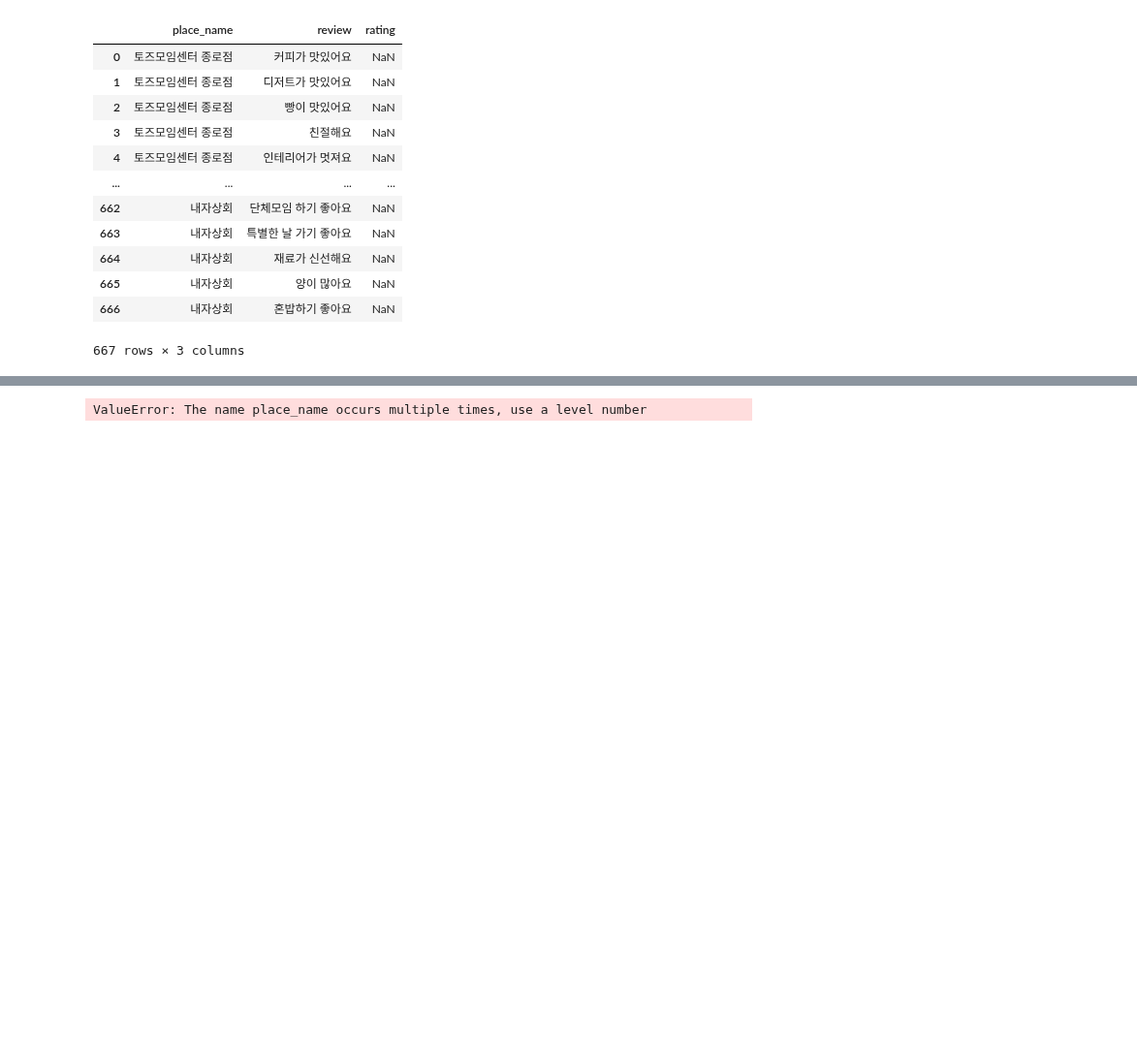
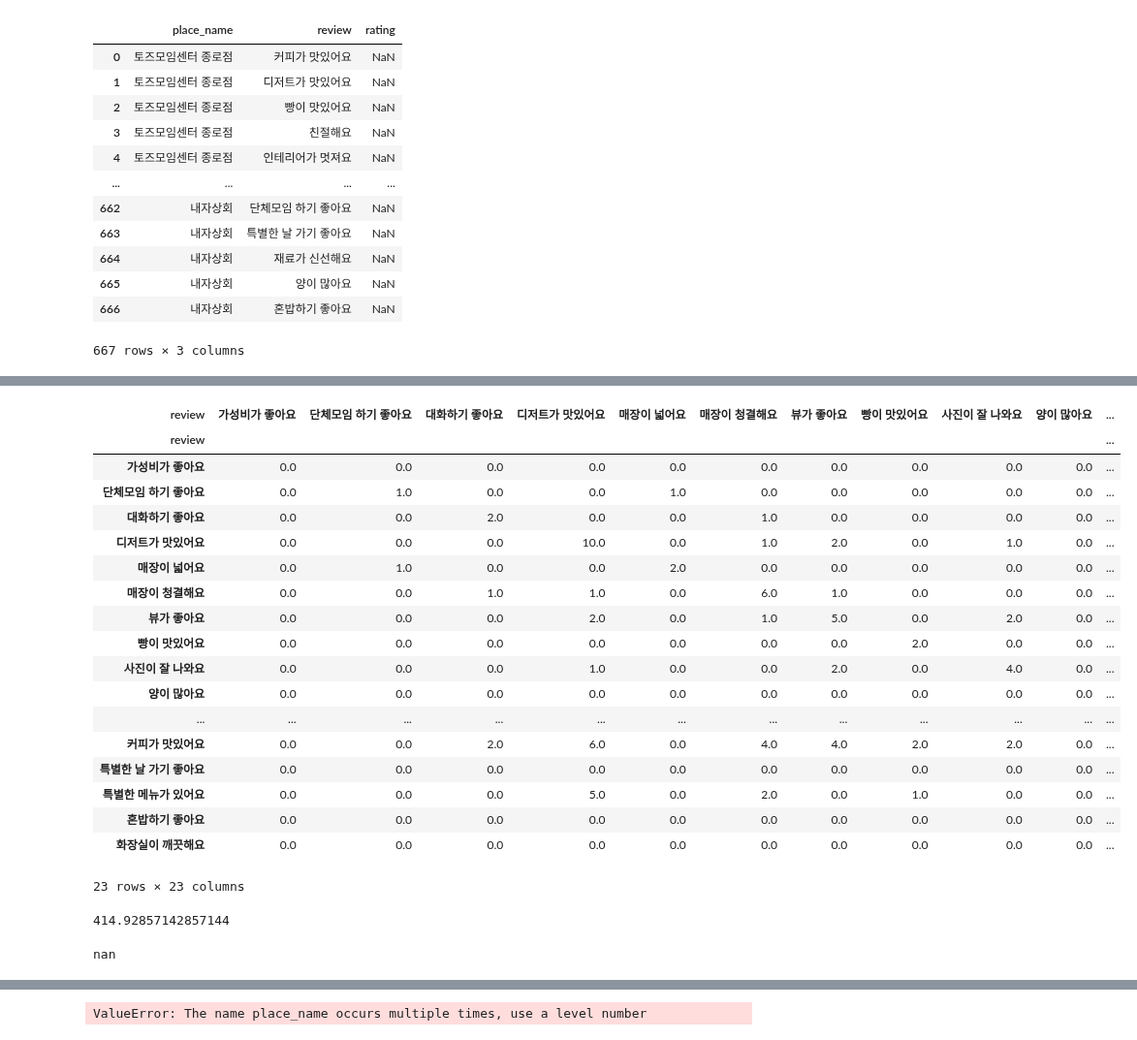
Before and after one commit to DongChanLee/recommendation, a Jupyter notebook: test_dataframe.ipynb, the cells around one changed output, grey strips where cells are left out. Shown at 97% size. Saved outputs shown, nothing was run; the diff lists cells and outputs as text; code cells hidden in the pictures; blank space fills up the shorter version.

```diff
--- a/test_dataframe.ipynb
+++ b/test_dataframe.ipynb
@@ -644,0 +633,32 @@ rating_bias
+# %%
+# rating_matrix > 0 을 통해 나온 True 값들을 numpy array로 만들고, 이렇게 나온 True, False 구분값들을 1과 0의 binary 값으로 변환
+rating_binary_1 = np.array(rating_matrix > 0).astype(float)
+rating_binary_2 = rating_binary_1.T
+
+counts = np.dot(rating_binary_1, rating_binary_2)
+counts = pd.DataFrame(counts,
+                      index=rating_matrix.index,
+                      columns=rating_matrix.index).fillna(0)
+# %%
+# 각 review 평가가 되어있는 플레이스의 갯수를 나타내기 (대각선 = 각 review 평가가 되어있는 플레이스의 갯수, 다른 값들은 review간 공통으로 평가되어있는 플레이스의 갯수)
+counts
+# %% [output]
+| review | 가성비가 좋아요 | 단체모임 하기 좋아요 | 대화하기 좋아요 | 디저트가 맛있어요 | 매장이 넓어요 | 매장이 청결해요 | 뷰가 좋아요 | 빵이 맛있어요 | 사진이 잘 나와요 | 양이 많아요 | ... |
+| review |  |  |  |  |  |  |  |  |  |  | ... |
+| 가성비가 좋아요 | 0.0 | 0.0 | 0.0 | 0.0 | 0.0 | 0.0 | 0.0 | 0.0 | 0.0 | 0.0 | ... |
+| 단체모임 하기 좋아요 | 0.0 | 1.0 | 0.0 | 0.0 | 1.0 | 0.0 | 0.0 | 0.0 | 0.0 | 0.0 | ... |
+| 대화하기 좋아요 | 0.0 | 0.0 | 2.0 | 0.0 | 0.0 | 1.0 | 0.0 | 0.0 | 0.0 | 0.0 | ... |
+| 디저트가 맛있어요 | 0.0 | 0.0 | 0.0 | 10.0 | 0.0 | 1.0 | 2.0 | 0.0 | 1.0 | 0.0 | ... |
+| 매장이 넓어요 | 0.0 | 1.0 | 0.0 | 0.0 | 2.0 | 0.0 | 0.0 | 0.0 | 0.0 | 0.0 | ... |
+| 매장이 청결해요 | 0.0 | 0.0 | 1.0 | 1.0 | 0.0 | 6.0 | 1.0 | 0.0 | 0.0 | 0.0 | ... |
+| 뷰가 좋아요 | 0.0 | 0.0 | 0.0 | 2.0 | 0.0 | 1.0 | 5.0 | 0.0 | 2.0 | 0.0 | ... |
+| 빵이 맛있어요 | 0.0 | 0.0 | 0.0 | 0.0 | 0.0 | 0.0 | 0.0 | 2.0 | 0.0 | 0.0 | ... |
+| 사진이 잘 나와요 | 0.0 | 0.0 | 0.0 | 1.0 | 0.0 | 0.0 | 2.0 | 0.0 | 4.0 | 0.0 | ... |
+| 양이 많아요 | 0.0 | 0.0 | 0.0 | 0.0 | 0.0 | 0.0 | 0.0 | 0.0 | 0.0 | 0.0 | ... |
+| ... | ... | ... | ... | ... | ... | ... | ... | ... | ... | ... | ... |
+| 커피가 맛있어요 | 0.0 | 0.0 | 2.0 | 6.0 | 0.0 | 4.0 | 4.0 | 2.0 | 2.0 | 0.0 | ... |
+| 특별한 날 가기 좋아요 | 0.0 | 0.0 | 0.0 | 0.0 | 0.0 | 0.0 | 0.0 | 0.0 | 0.0 | 0.0 | ... |
+| 특별한 메뉴가 있어요 | 0.0 | 0.0 | 0.0 | 5.0 | 0.0 | 2.0 | 0.0 | 1.0 | 0.0 | 0.0 | ... |
+| 혼밥하기 좋아요 | 0.0 | 0.0 | 0.0 | 0.0 | 0.0 | 0.0 | 0.0 | 0.0 | 0.0 | 0.0 | ... |
+| 화장실이 깨끗해요 | 0.0 | 0.0 | 0.0 | 0.0 | 0.0 | 0.0 | 0.0 | 0.0 | 0.0 | 0.0 | ... |
+23 rows × 23 columns
@@ -644,0 +721,10 @@ rating_bias
+# %%
+CF_knn_bias_sig('커피가 맛있어요', 'H라운지', 3)
+# %% [output]
+414.92857142857144
+# %%
+# SIG_LEVEL = 3
+# MIN_RATINGS = 3   # 1이상
+score(CF_knn_bias_sig, neigbor_size=4)
+# %% [output]
+nan
```
Also changed, not shown: parts of 29 cells of this notebook, 7 other files.
